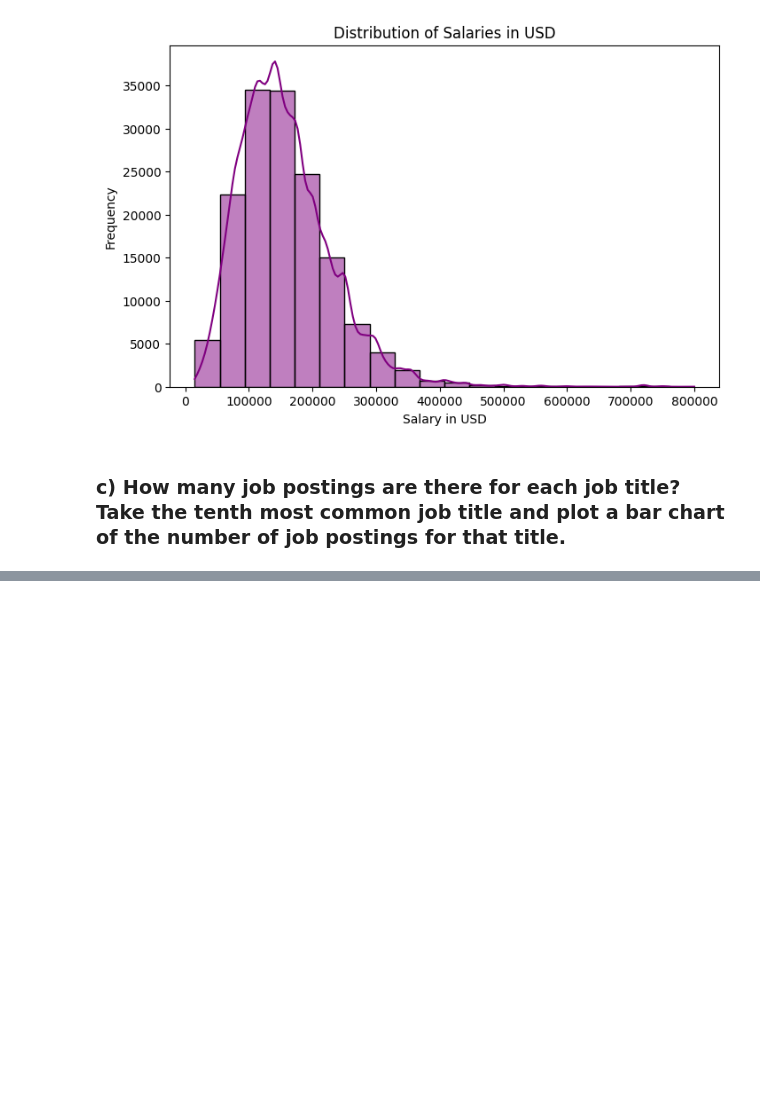
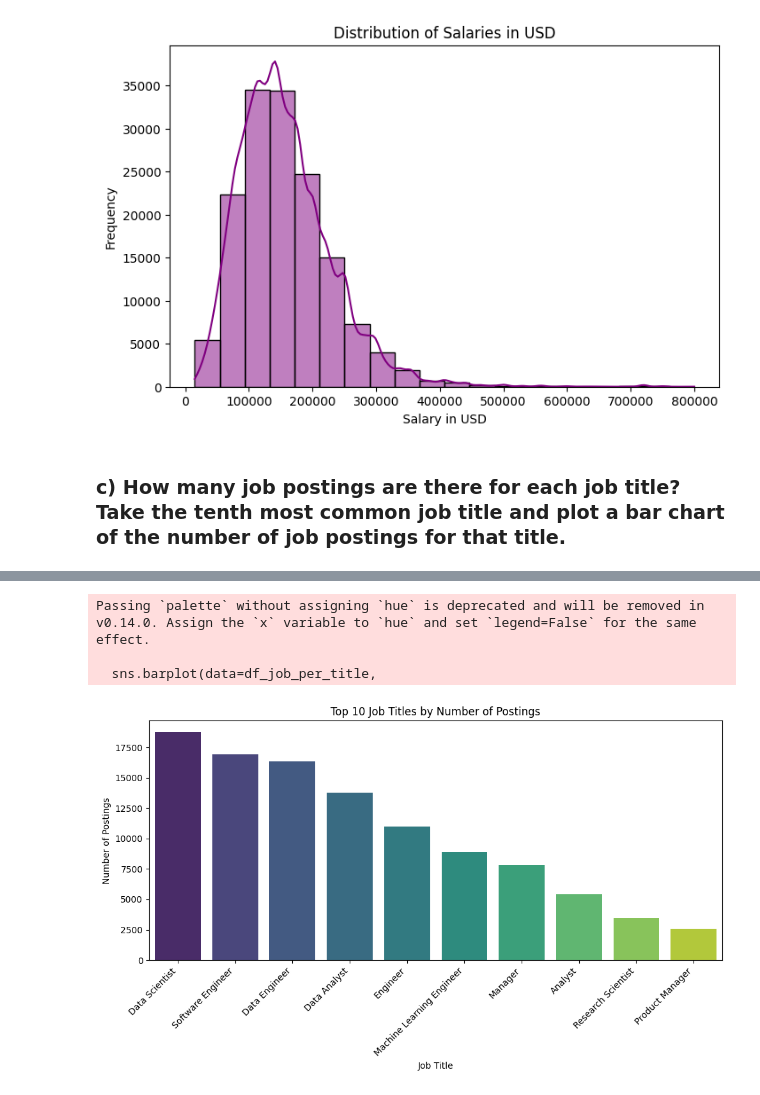
Before and after one commit to StefanLundberg77/ai_engineering_stefan_lundberg, a Jupyter notebook: exercises/exercise_0/1_salaries_in_data_field.ipynb, the cells around one changed output, grey strips where cells are left out. Cells and saved outputs as stored; diff of their text form; code cells hidden in the pictures; blank space fills up the shorter version.

Commit message:
job_per_title bar chart

```diff
--- a/exercises/exercise_0/1_salaries_in_data_field.ipynb
+++ b/exercises/exercise_0/1_salaries_in_data_field.ipynb
@@ -64,3 +66,13 @@ plt.show()
 [figure]
 # %% [markdown]
 ###  c) How many job postings are there for each job title? Take the tenth most common job title and plot a bar chart of the number of job postings for that title.
+# %%
+df_job_per_title = db.query("""
+    SELECT job_title, COUNT(*) as job_postings
+    FROM df
+    GROUP BY job_title
+    ORDER BY job_postings DESC
+    LIMIT 10
+""").df()
+
+df_job_per_title
@@ -66,0 +91,17 @@ plt.show()
+# %%
+fig, ax = plt.subplots(figsize=(10, 6))
+sns.barplot(data=df_job_per_title,
+            x="job_title", y="job_postings",
+            palette="viridis", hue=None, ax=ax
+)
+ax.set_title("Top 10 Job Titles by Number of Postings")
+ax.set_xlabel("Job Title")
+ax.set_ylabel("Number of Postings")
+plt.xticks(rotation=45, ha='right')
+plt.tight_layout()
+plt.show()
+# %% [output]
+Passing `palette` without assigning `hue` is deprecated and will be removed in v0.14.0. Assign the `x` variable to `hue` and set `legend=False` for the same effect.
+
+  sns.barplot(data=df_job_per_title,
+[figure, added]
```
Also changed, not shown: parts of 2 cells of this notebook.
